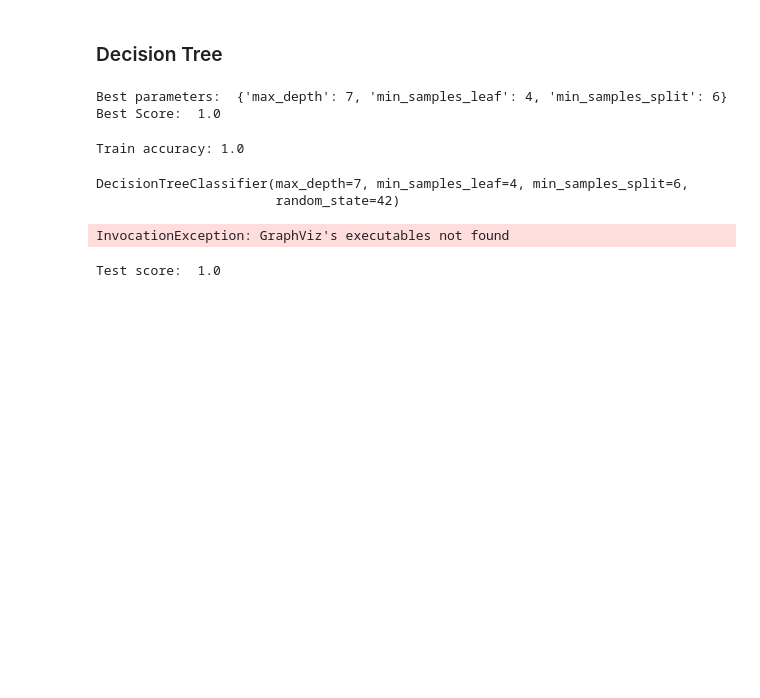
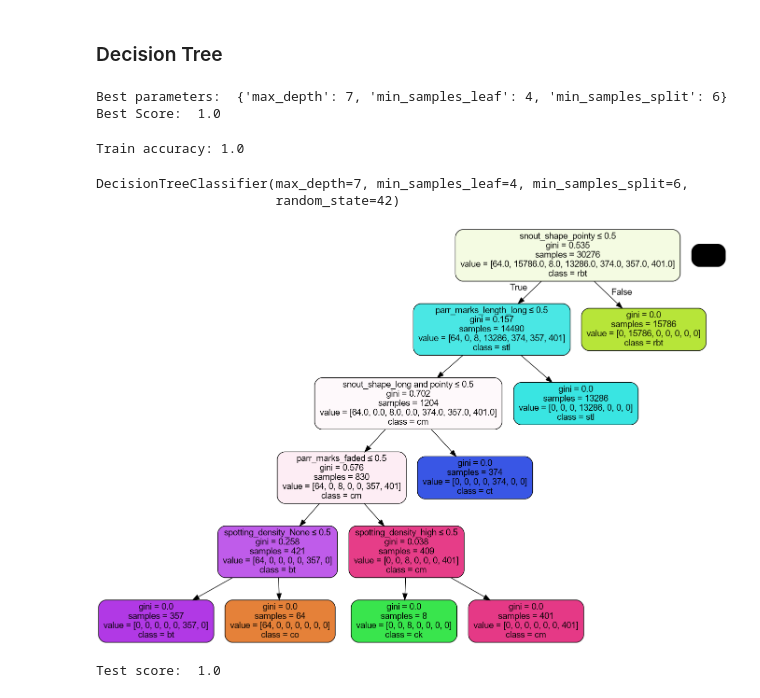
Before and after one commit to brahmwg/Bottlenecks_MDS_Capstone, a Jupyter notebook: species_prediction_model/Decision_tree_pipeline.ipynb, the cells around one changed output. Drawn from its saved outputs; the diff is of its cells as text; code cells hidden in the pictures; blank space fills up the shorter version.

```diff
--- a/species_prediction_model/Decision_tree_pipeline.ipynb
+++ b/species_prediction_model/Decision_tree_pipeline.ipynb
@@ -268,15 +298,16 @@ DecisionTreeClassifier(max_depth=7, min_samples_leaf=4, min_samples_split=6,
 # %%
 dot_data = StringIO()
 export_graphviz(decision_tree, out_file = dot_data, filled = True,
                 rounded = True,
                 special_characters = True,
                 feature_names = column_names,
-                class_names = ["co", "rbt"], max_depth = 7)
+                class_names = ["co", "rbt", "ck", "stl", "ct", "bt", "cm"], max_depth = 20)
+
 graph = pydotplus.graph_from_dot_data(dot_data.getvalue())
 graph.write_png("Decision_tree.png")
 Image(graph.create_png())
 # %% [output]
-InvocationException: GraphViz's executables not found
+[figure, added]
 # %%
 print("Test score: ", decision_tree.score(X_test, y_test))
 # %% [output]
```
Also changed, not shown: parts of 14 cells of this notebook, 1 other file.
